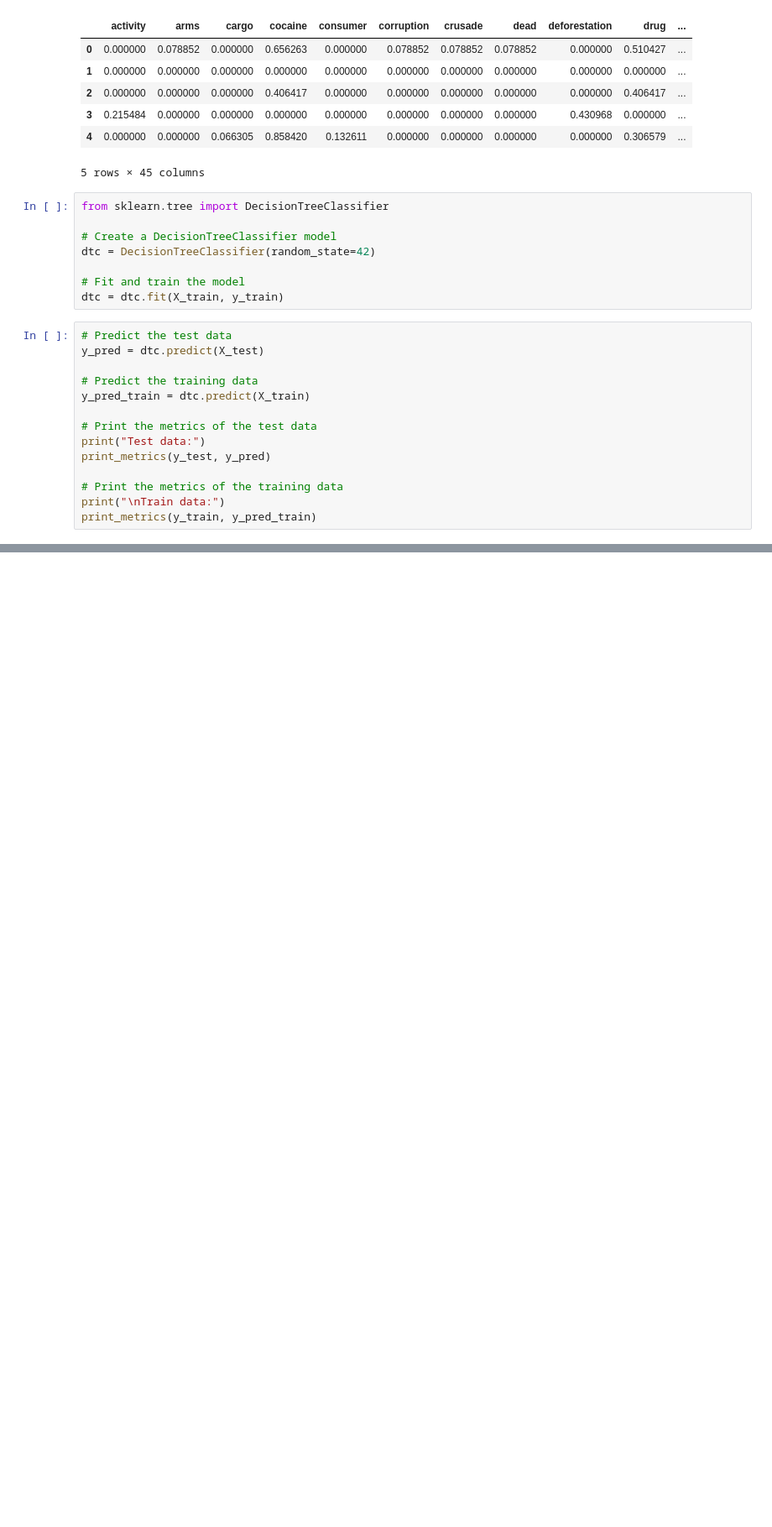
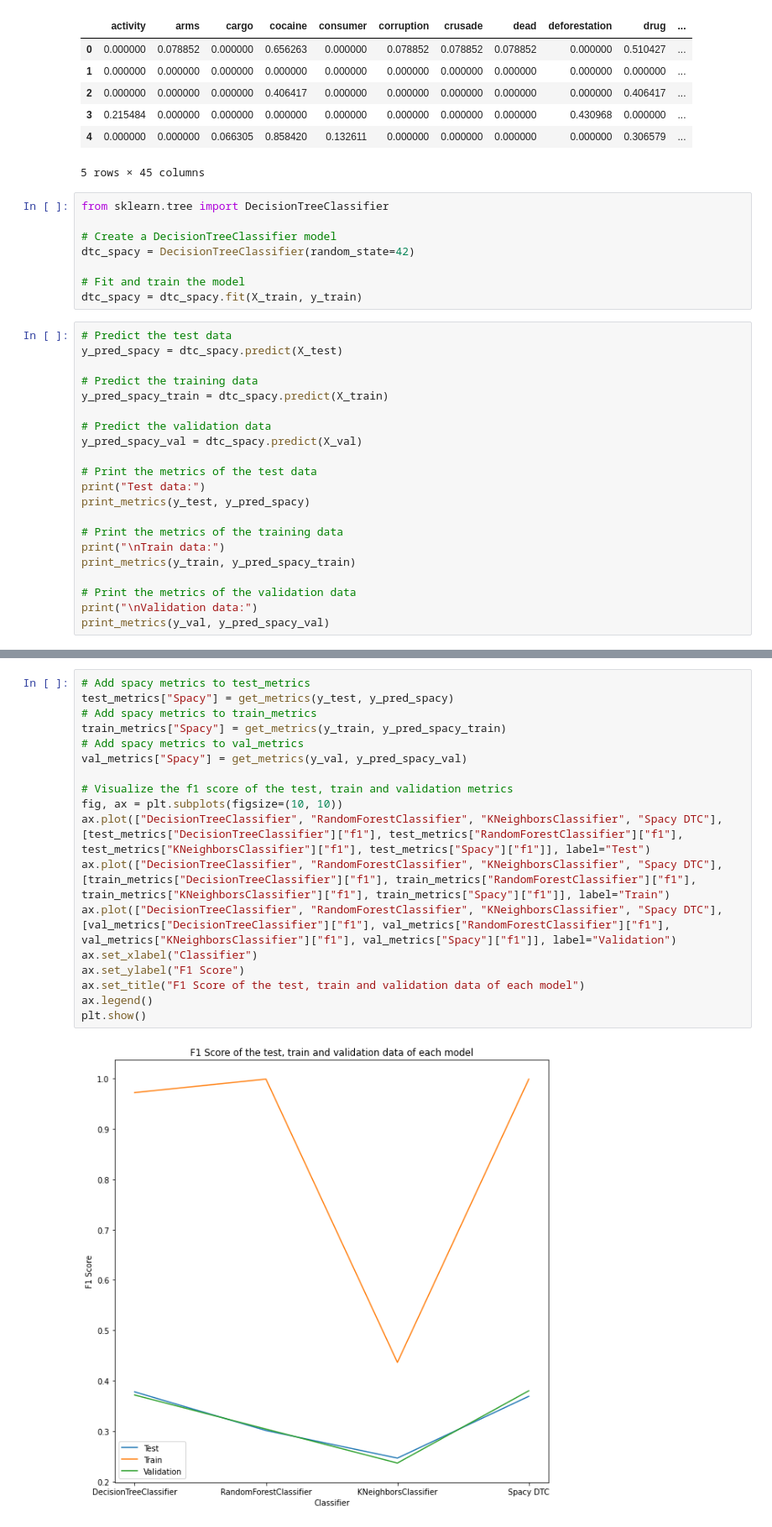
Before and after one commit to SKC-Team1/DSAI, a Jupyter notebook: final_notebook.ipynb, the cells around one changed output, grey strips where cells are left out. Shown: that part at 84% size. Saved outputs shown, nothing was run; the diff lists cells and outputs as text; blank space fills up the shorter version.

```diff
--- a/final_notebook.ipynb
+++ b/final_notebook.ipynb
@@ -703,23 +728,30 @@ new_vector_df
 from sklearn.tree import DecisionTreeClassifier
 
 # Create a DecisionTreeClassifier model
-dtc = DecisionTreeClassifier(random_state=42)
+dtc_spacy = DecisionTreeClassifier(random_state=42)
 
 # Fit and train the model
-dtc = dtc.fit(X_train, y_train)
+dtc_spacy = dtc_spacy.fit(X_train, y_train)
 # %%
 # Predict the test data
-y_pred = dtc.predict(X_test)
+y_pred_spacy = dtc_spacy.predict(X_test)
 
 # Predict the training data
-y_pred_train = dtc.predict(X_train)
+y_pred_spacy_train = dtc_spacy.predict(X_train)
+
+# Predict the validation data
+y_pred_spacy_val = dtc_spacy.predict(X_val)
 
 # Print the metrics of the test data
 print("Test data:")
-print_metrics(y_test, y_pred)
+print_metrics(y_test, y_pred_spacy)
 
 # Print the metrics of the training data
 print("\nTrain data:")
-print_metrics(y_train, y_pred_train)
+print_metrics(y_train, y_pred_spacy_train)
+
+# Print the metrics of the validation data
+print("\nValidation data:")
+print_metrics(y_val, y_pred_spacy_val)
 # %% [output]
 Test data:
@@ -737,0 +777,20 @@ f1: 99.92%
+# %%
+# Add spacy metrics to test_metrics
+test_metrics["Spacy"] = get_metrics(y_test, y_pred_spacy)
+# Add spacy metrics to train_metrics
+train_metrics["Spacy"] = get_metrics(y_train, y_pred_spacy_train)
+# Add spacy metrics to val_metrics
+val_metrics["Spacy"] = get_metrics(y_val, y_pred_spacy_val)
+
+# Visualize the f1 score of the test, train and validation metrics
+fig, ax = plt.subplots(figsize=(10, 10))
+ax.plot(["DecisionTreeClassifier", "RandomForestClassifier", "KNeighborsClassifier", "Spacy DTC"], [test_metrics["DecisionTreeClassifier"]["f1"], test_metrics["RandomForestClassifier"]["f1"], test_metrics["KNeighborsClassifier"]["f1"], test_metrics["Spacy"]["f1"]], label="Test")
+ax.plot(["DecisionTreeClassifier", "RandomForestClassifier", "KNeighborsClassifier", "Spacy DTC"], [train_metrics["DecisionTreeClassifier"]["f1"], train_metrics["RandomForestClassifier"]["f1"], train_metrics["KNeighborsClassifier"]["f1"], train_metrics["Spacy"]["f1"]], label="Train")
+ax.plot(["DecisionTreeClassifier", "RandomForestClassifier", "KNeighborsClassifier", "Spacy DTC"], [val_metrics["DecisionTreeClassifier"]["f1"], val_metrics["RandomForestClassifier"]["f1"], val_metrics["KNeighborsClassifier"]["f1"], val_metrics["Spacy"]["f1"]], label="Validation")
+ax.set_xlabel("Classifier")
+ax.set_ylabel("F1 Score")
+ax.set_title("F1 Score of the test, train and validation data of each model")
+ax.legend()
+plt.show()
+# %% [output]
+[figure, added]
```
Also changed, not shown: parts of 9 cells of this notebook.
